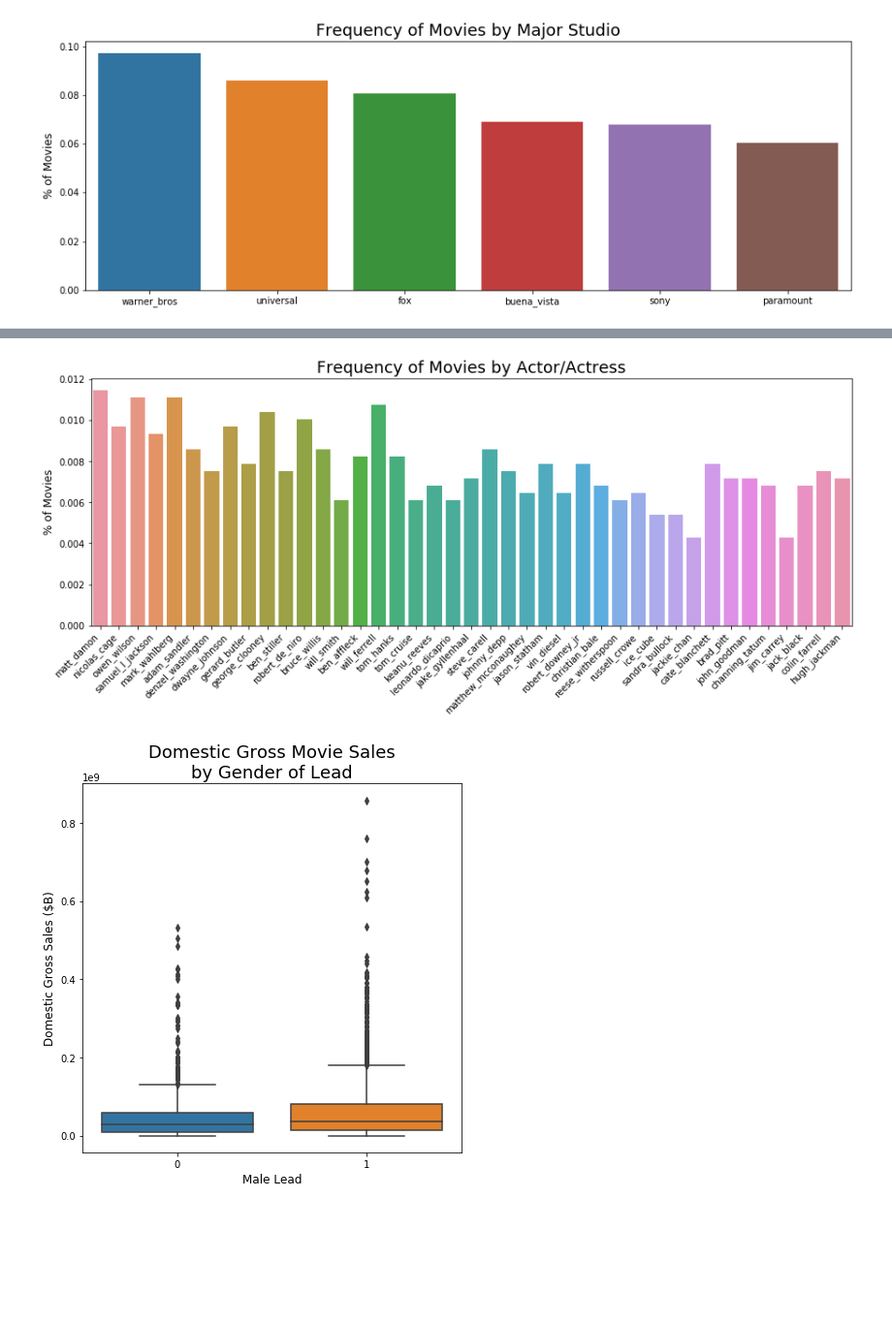
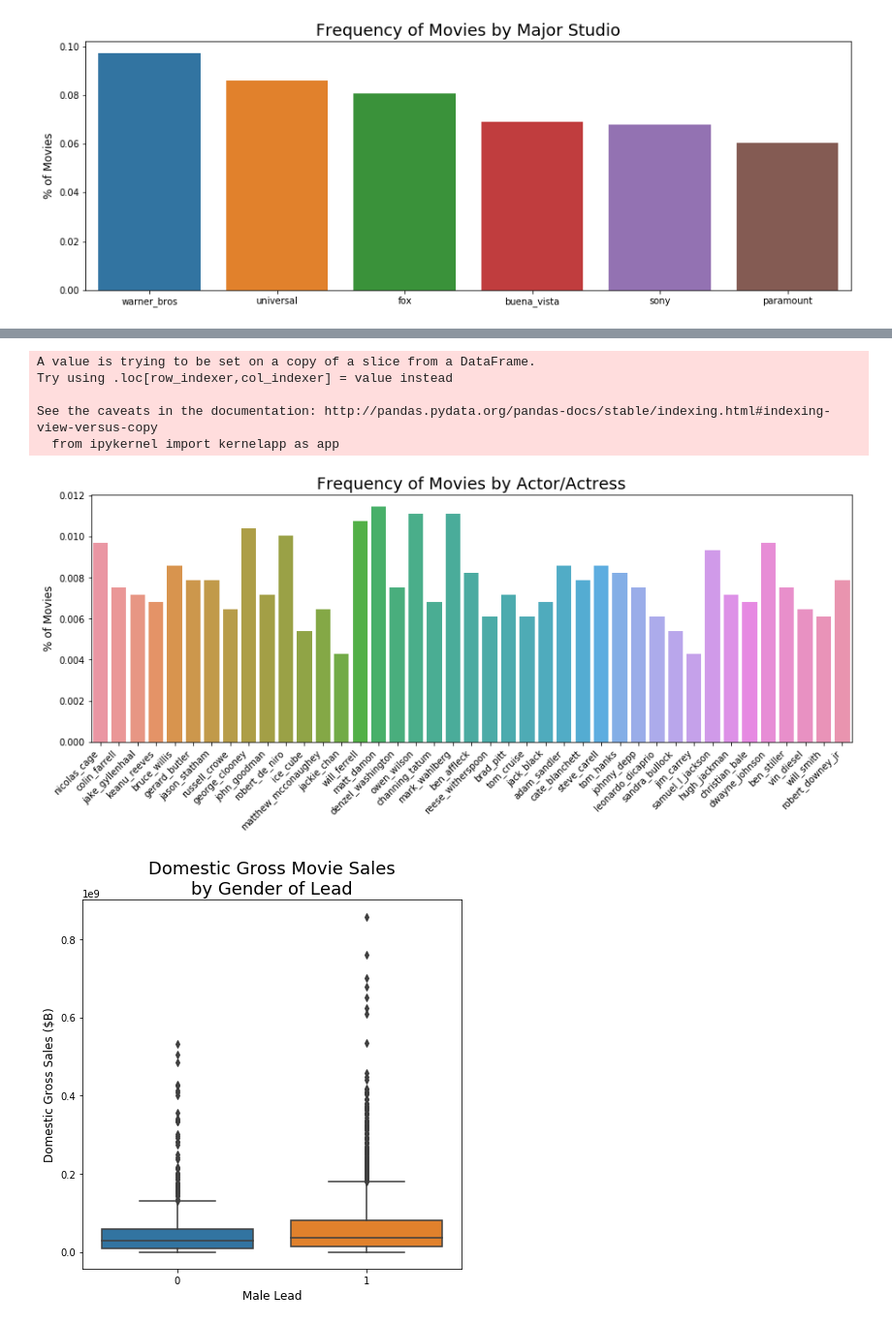
Before and after one commit to benyapiya/Box-Office-Smash, a Jupyter notebook: notebooks/exploratory_analysis.ipynb, the cells around one changed output, grey strips where cells are left out. Shown at 97% size. Drawn from its saved outputs; the diff is of its cells as text; code cells hidden in the pictures; blank space fills up the shorter version.

```diff
--- a/notebooks/exploratory_analysis.ipynb
+++ b/notebooks/exploratory_analysis.ipynb
@@ -181,3 +253,30 @@ plt.ylabel("% of Movies", fontsize=12)
 plt.savefig('studio_freq.png')
 # %% [output]
 [figure]
+# %%
+actor_list = ['matt_damon','nicolas_cage', 'owen_wilson', 'samuel_l_jackson', 'mark_wahlberg',
+       'adam_sandler', 'denzel_washington', 'dwayne_johnson', 'gerard_butler',
+       'george_clooney', 'ben_stiller', 'robert_de_niro', 'bruce_willis',
+       'will_smith', 'ben_affleck', 'will_ferrell', 'tom_hanks', 'tom_cruise',
+       'keanu_reeves', 'leonardo_dicaprio', 'jake_gyllenhaal', 'steve_carell',
+       'johnny_depp', 'matthew_mcconaughey', 'jason_statham', 'vin_diesel',
+       'robert_downey_jr', 'christian_bale', 'reese_witherspoon',
+       'russell_crowe', 'ice_cube', 'sandra_bullock', 'jackie_chan',
+       'cate_blanchett', 'brad_pitt', 'john_goodman', 'channing_tatum',
+       'jim_carrey', 'jack_black', 'colin_farrell', 'hugh_jackman']
+actor_df = movies[actor_list]
+
+for actor in actor_list:
+    actor_df[actor] = actor_df[actor] * movies['domesticgross']
+
+actor_melt = actor_df.melt()
+actor_melt = actor_melt[actor_melt['value']!=0]
+result = actor_melt.groupby(['variable'])['value'].aggregate(np.mean).reset_index().sort_values('value')
+
+plt.figure(figsize=(15, 5))
+sns.barplot(data=actor_melt, y="value", x="variable", ci=False, order=result['variable'])
+plt.xticks(rotation=45, horizontalalignment='right')
+plt.title("Mean Domestic Gross Movie Sales by Actor/Actress", fontsize=18)
+plt.xlabel("", fontsize=12)
+plt.ylabel("Domestic Gross Sales ($B)", fontsize=12)
+plt.savefig('actor_sales.png')
@@ -184,23 +289,38 @@ plt.savefig('studio_freq.png')
 # %%
 actor_list = ['matt_damon','nicolas_cage', 'owen_wilson', 'samuel_l_jackson', 'mark_wahlberg',
        'adam_sandler', 'denzel_washington', 'dwayne_johnson', 'gerard_butler',
        'george_clooney', 'ben_stiller', 'robert_de_niro', 'bruce_willis',
        'will_smith', 'ben_affleck', 'will_ferrell', 'tom_hanks', 'tom_cruise',
        'keanu_reeves', 'leonardo_dicaprio', 'jake_gyllenhaal', 'steve_carell',
        'johnny_depp', 'matthew_mcconaughey', 'jason_statham', 'vin_diesel',
        'robert_downey_jr', 'christian_bale', 'reese_witherspoon',
        'russell_crowe', 'ice_cube', 'sandra_bullock', 'jackie_chan',
        'cate_blanchett', 'brad_pitt', 'john_goodman', 'channing_tatum',
        'jim_carrey', 'jack_black', 'colin_farrell', 'hugh_jackman']
+
+actor_df = movies[actor_list]
+
+for actor in actor_list:
+    actor_df[actor] = actor_df[actor] * movies['domesticgross']
+
+actor_melt = actor_df.melt()
+actor_melt = actor_melt[actor_melt['value']!=0]
+result = actor_melt.groupby(['variable'])['value'].aggregate(np.mean).reset_index().sort_values('value')
+
 plt.figure(figsize=(15, 5))
-sns.barplot(data=movies[actor_list].melt(), y="value", x="variable", ci=None)
+sns.barplot(data=movies[actor_list].melt(), y="value", x="variable", ci=None, order=result['variable'])
 plt.xticks(rotation=45, horizontalalignment='right')
 plt.title("Frequency of Movies by Actor/Actress", fontsize=18)
 plt.xlabel("", fontsize=12)
 plt.ylabel("% of Movies", fontsize=12)
 plt.savefig('actor_freq.png')
 # %% [output]
+A value is trying to be set on a copy of a slice from a DataFrame.
+Try using .loc[row_indexer,col_indexer] = value instead
+
+See the caveats in the documentation: http://pandas.pydata.org/pandas-docs/stable/indexing.html#indexing-view-versus-copy
+  from ipykernel import kernelapp as app
-[figure, old version]
+[figure, new version]
 # %%
 plt.figure(figsize=(7, 7))
 sns.boxplot(data=movies, y="domesticgross", x="male_lead")
```
Also changed, not shown: parts of 7 cells of this notebook, 11 other files.
